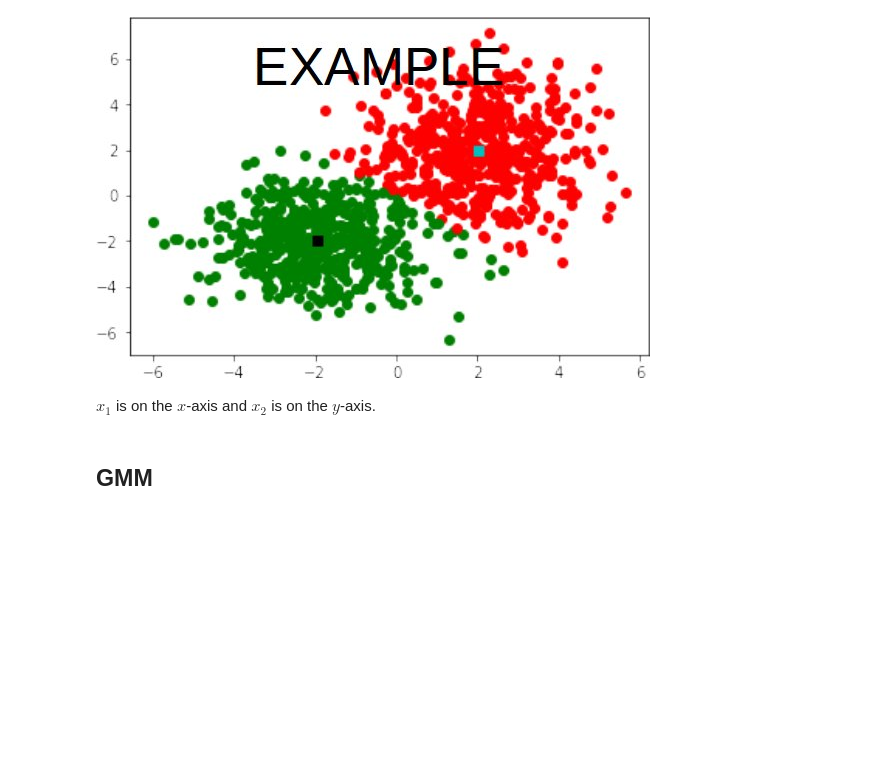
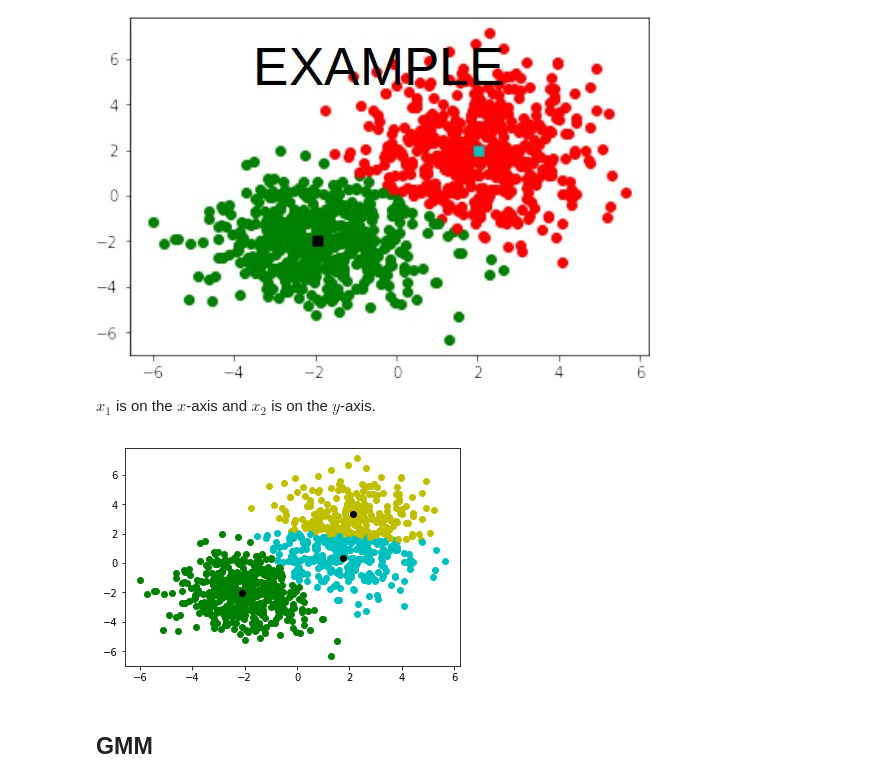
Before and after one commit to SiraajBedford/SU-Machine-Learning-414, a Jupyter notebook: practical3/Assignment3/assign3.ipynb, the cells around one changed output. Saved outputs shown, nothing was run; the diff lists cells and outputs as text; code cells hidden in the pictures; blank space fills up the shorter version.

```diff
--- a/practical3/Assignment3/assign3.ipynb
+++ b/practical3/Assignment3/assign3.ipynb
@@ -78,6 +80,50 @@ display(Image(filename='./kmeans.jpg'))
 [figure]
 # %% [markdown]
 $x_1$ is on the $x$-axis and $x_2$ is on the $y$-axis.
+# %%
+from sklearn.cluster import KMeans
+
+def kmeans_generic(d_dim_set, num_clusters):
+
+    """
+    Implements a generic version of the K-means algorithm
+
+    @param d_dim_set,d -dimensional data set, i.e. X
+    @param num_clusters-number of clusters into which you wish to group your data set
+    @return k_cluster_means-means of your K-clusters,Initialize your means with two random samples.
+    @return assigned_labels-assigned labels of your dataset (use 1-of-K coding to represent your labels)
+    """
+
+    kmeans=KMeans(n_clusters=num_clusters,random_state=0).fit(d_dim_set)
+    assigned_labels=kmeans.labels_
+    kmeans.predict([[0, 0], [12, 3]])#predict with 2 random points
+    k_cluster_means=kmeans.cluster_centers_
+
+    return k_cluster_means,assigned_labels
+
+k_cluster_means,assigned_labels=kmeans_generic(X_transpose,2)
+
+def plot_my_kmeans(X,k_cluster_means,assigned_labels):
+    """
+    TODO: make color arrays work indepedent of number of clusters requested
+    """
+
+    c2 = np.array(["y","c"])#these are the colours
+    c3 = np.array(["k","k"])#these are the colours
+
+    for k in range(X.shape[1]):
+        plt.plot(X[0,k],X[1,k],c2[assigned_labels[k]]+"o")#plot all the points
+
+    # plot the centroids
+    k_cluster_means=k_cluster_means.T
+    for k in range(k_cluster_means.shape[1]):
+        plt.plot(k_cluster_means[0,k],k_cluster_means[1,k],c3[assigned_labels[k]]+"o")#plot all the points
+
+    plt.show()
+
+plot_my_kmeans(X,k_cluster_means,assigned_labels)
+# %% [output]
+[figure, added]
 # %% [markdown]
 ## GMM
 # %% [markdown]
```
Also changed, not shown: parts of 1 cell of this notebook, 1 other file.
